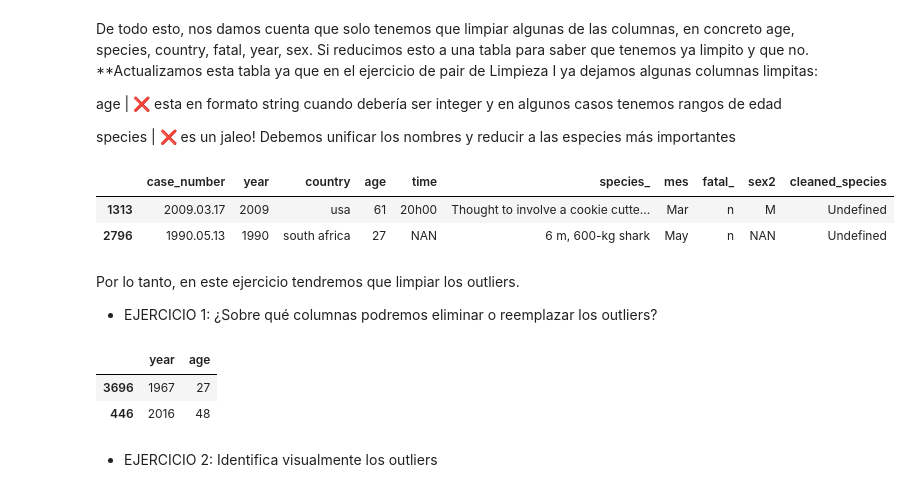
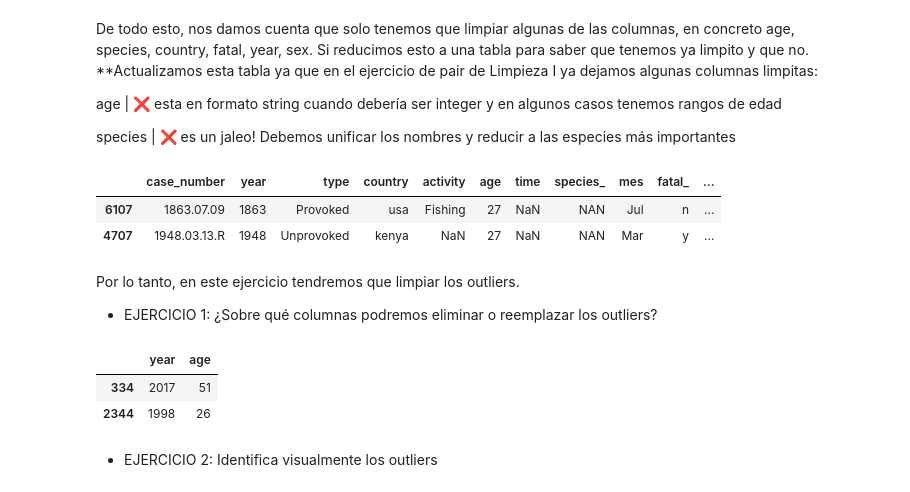
Before and after one commit to Adalab/DA-promo-b-modulo-2-sprint-2-Yadi-Vero, a Jupyter notebook: Limpieza/III-pair-programming-limpieza-3.ipynb, the cells around one changed output. Drawn from its saved outputs; the diff is of its cells as text; code cells hidden in the pictures.

```diff
--- a/Limpieza/III-pair-programming-limpieza-3.ipynb
+++ b/Limpieza/III-pair-programming-limpieza-3.ipynb
@@ -11,12 +11,12 @@ age | ❌ esta en formato string cuando debería ser integer y en algunos casos
 
 species | ❌ es un jaleo! Debemos unificar los nombres y reducir a las especies más importantes
 # %%
-df=pd.read_csv('../EDA/datos/attack_limpio.csv', index_col=0)
+df=pd.read_csv('../EDA/datos/attack_limpieza2.csv', index_col=0)
 df.sample(2)
 # %% [output]
-|  | case_number | year | country | age | time | species_ | mes | fatal_ | sex2 | cleaned_species |
-| 1313 | 2009.03.17 | 2009 | usa | 61 | 20h00 | Thought to involve a cookie cutte... | Mar | n | M | Undefined |
-| 2796 | 1990.05.13 | 1990 | south africa | 27 | NAN | 6 m, 600-kg shark | May | n | NAN | Undefined |
+|  | case_number | year | type | country | activity | age | time | species_ | mes | fatal_ | ... |
+| 6107 | 1863.07.09 | 1863 | Provoked | usa | Fishing | 27 | NaN | NAN | Jul | n | ... |
+| 4707 | 1948.03.13.R | 1948 | Unprovoked | kenya | NaN | 27 | NaN | NAN | Mar | y | ... |
 # %% [markdown]
 Por lo tanto, en este ejercicio tendremos que limpiar los outliers.
 - EJERCICIO 1: ¿Sobre qué columnas podremos eliminar o reemplazar los outliers?
@@ -25,8 +25,8 @@ df_num=df.select_dtypes(include=np.number)
 df_num.sample(2)
 # %% [output]
 |  | year | age |
-| 3696 | 1967 | 27 |
-| 446 | 2016 | 48 |
+| 334 | 2017 | 51 |
+| 2344 | 1998 | 26 |
 # %% [markdown]
 - EJERCICIO 2: Identifica visualmente los outliers
 # %%
```
Also changed, not shown: parts of 11 cells of this notebook, 23 other files.
